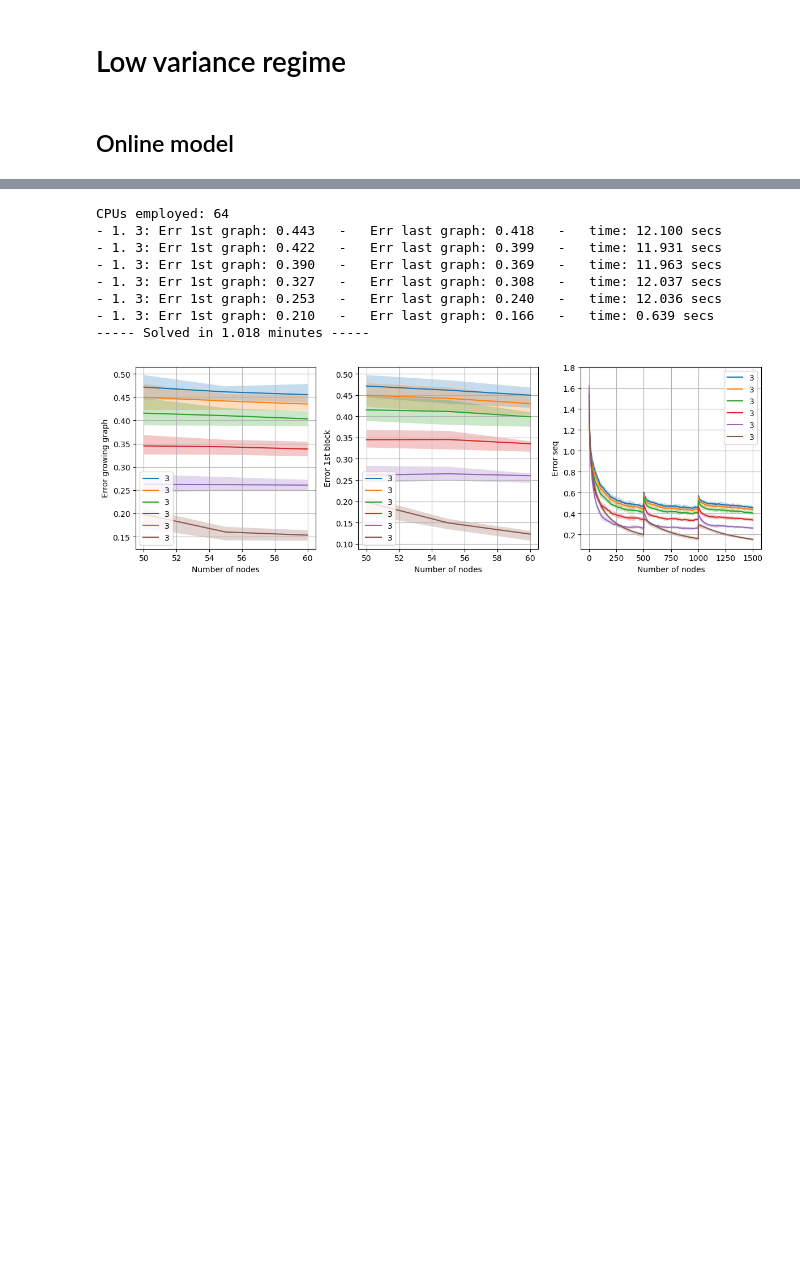
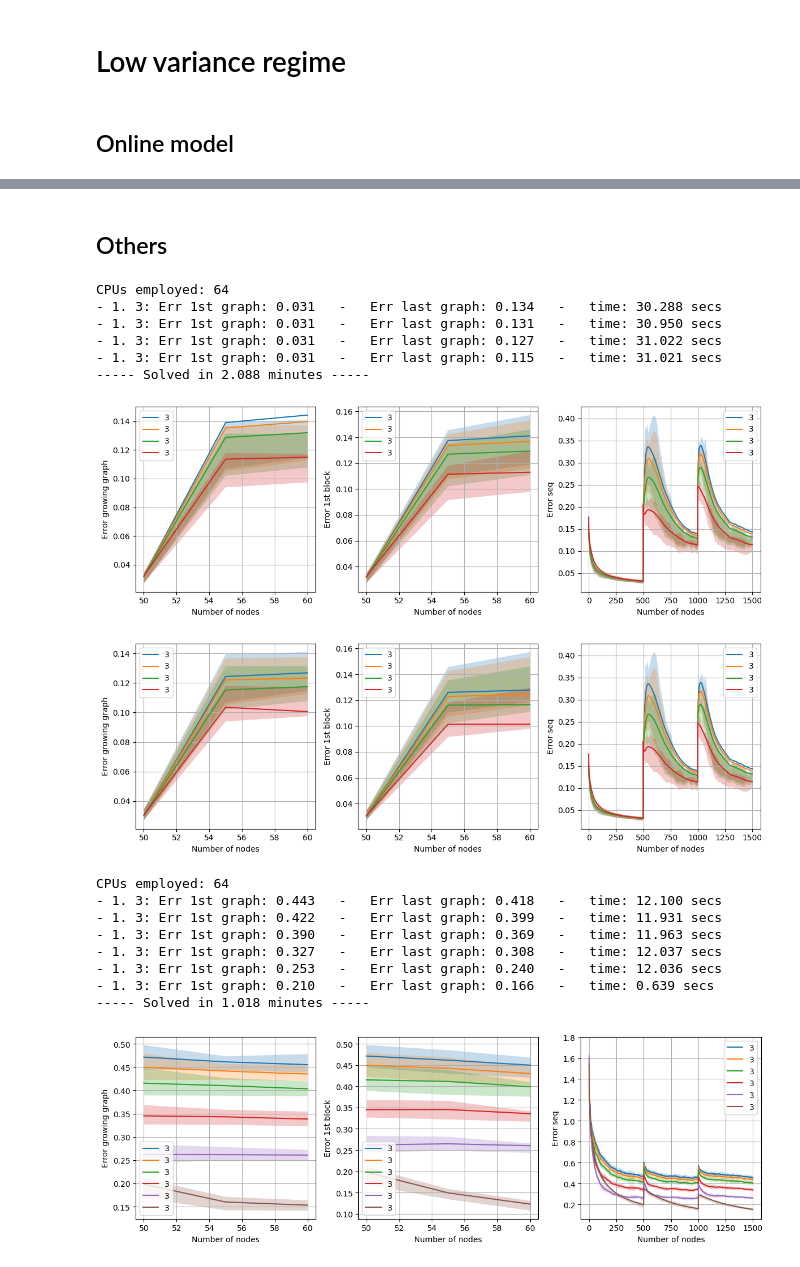
Before and after one commit to reysam93/online_ntf_expanding, a Jupyter notebook: hyperparam_tunning.ipynb, the cells around one changed output, grey strips where cells are left out. Cells and saved outputs as stored; diff of their text form; code cells hidden in the pictures; blank space fills up the shorter version.

```diff
--- a/hyperparam_tunning.ipynb
+++ b/hyperparam_tunning.ipynb
@@ -134,3 +180,48 @@ CPUs employed: 64
+# %% [markdown]
+## Others
+# %%
+# Default args
+default_args = {
+    'iters_sample': 1,
+    'lamb': .5,  # 1e-2,
+    'stepsize': 1e-3,  # 1e-3
+    'gamma': .99,
+    'epsilon': 1,
+    'alpha': 0,
+    'cold_start': False,
+}
+
+Exps = [
+    {'model': models.Online_dyn_nti, 'init': {'cov_update': 'incr', 'h': .5}, 'args': {'alpha': 0, 'iters_sample': 1},
+     'leg': '3', 'fmt': '-'},
+    {'model': models.Online_dyn_nti, 'init': {'cov_update': 'incr', 'h': .5}, 'args': {'alpha': 0, 'iters_sample': 1000},
+     'leg': '3', 'fmt': '-'},
+
+    {'model': models.Online_dyn_nti, 'init': {'cov_update': 'reset', 'h': .5}, 'args': {'alpha': 0, 'iters_sample': 1},
+     'leg': '3', 'fmt': '-'},
+    {'model': models.Online_dyn_nti, 'init': {'cov_update': 'reset', 'h': .5}, 'args': {'alpha': 0, 'iters_sample': 1000},
+     'leg': '3', 'fmt': '-'},
+]
+
+print('CPUs employed:', N_CPUS)
+
+t_init = perf_counter()
+results = Parallel(n_jobs=N_CPUS)(delayed(run_experiment)(g, Exps, graph_p, signal_p, default_args, verb) for g in range(n_graphs))
+err_graphs, err_seq, err_first, runtime = zip(*results)
+t_end = perf_counter()
+print(f'----- Solved in {(t_end-t_init)/60:.3f} minutes -----')
+
+plot_results(Exps, err_graphs, err_seq, err_first, graph_p)
+plot_results(Exps, err_graphs, err_seq, err_first, graph_p, agg='median')
+# %% [output]
+CPUs employed: 64
+- 1. 3: Err 1st graph: 0.031   -   Err last graph: 0.134   -   time: 30.288 secs
+- 1. 3: Err 1st graph: 0.031   -   Err last graph: 0.131   -   time: 30.950 secs
+- 1. 3: Err 1st graph: 0.031   -   Err last graph: 0.127   -   time: 31.022 secs
+- 1. 3: Err 1st graph: 0.031   -   Err last graph: 0.115   -   time: 31.021 secs
+----- Solved in 2.088 minutes -----
+[figure, added]
+[figure, added]
 # %%
 # Default args
 default_args = {
```
Also changed, not shown: parts of 4 cells of this notebook, 5 other files.
